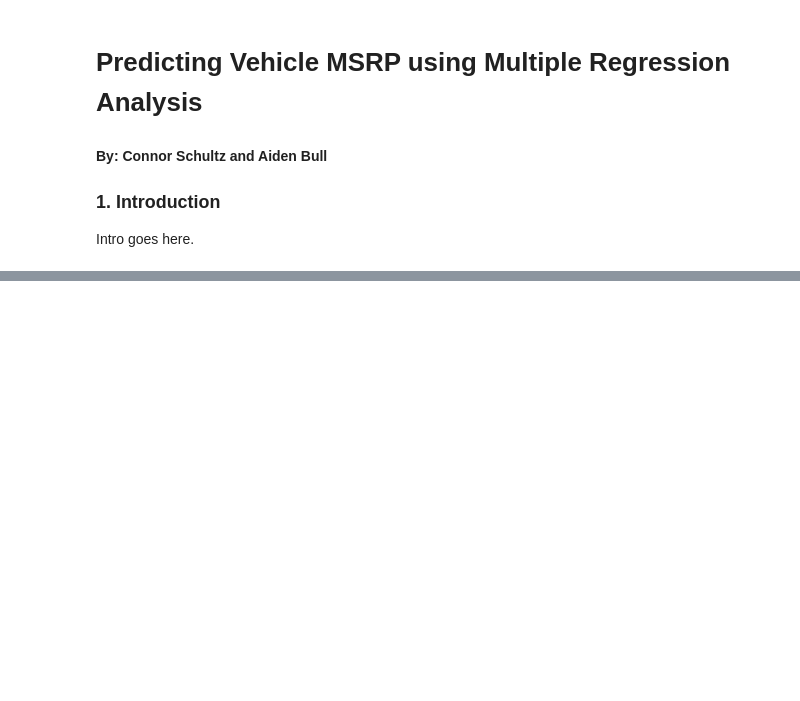
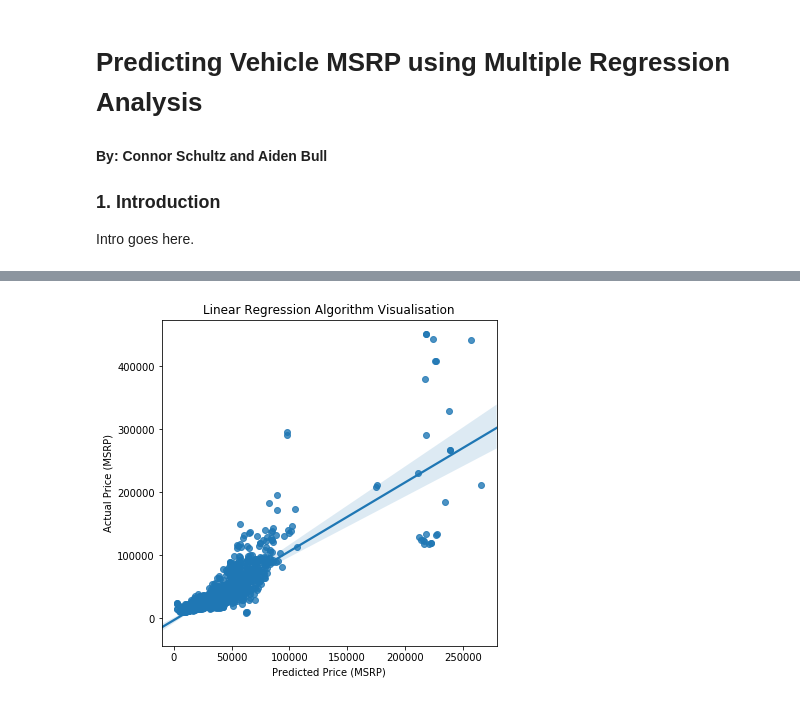
Before and after one commit to kingschultz21/seng474_project, a Jupyter notebook: report.ipynb, the cells around one changed output, grey strips where cells are left out. Saved outputs shown, nothing was run; the diff lists cells and outputs as text; code cells hidden in the pictures; blank space fills up the shorter version.

```diff
--- a/report.ipynb
+++ b/report.ipynb
@@ -44,12 +43,10 @@ ridge = Ridge().fit(X_train, y_train)
 # %%
-# Prediction
-errors = []
+#Model Fitting
+lin = LinearRegression().fit(X_train, y_train)
+#Prediction
+lin_errors = []
 for i in range(0, X_test.shape[0]):
-    #x_i = lin.predict([X_test.iloc[i, :]])
-    #x_i = ridge.predict([X_test.iloc[i, :]])
-    #x_i = svr.predict([X_test.iloc[i, :]])
-    x_i = lasso.predict([X_test.iloc[i, :]])
-
+    x_i = lin.predict([X_test.iloc[i, :]])
     y_i = y_test.iloc[i]
     e = abs(x_i - y_i) / y_i
-    errors.append(e)
+    lin_errors.append(e)
@@ -101,0 +109,11 @@ plt.title('MSRP Histogram');
+# %%
+model = lin
+
+plt.figure(figsize= (6, 6))
+plt.title('Linear Regression Algorithm Visualisation')
+sns.regplot(model.predict(X_test), y_test)
+plt.xlabel("Predicted Price (MSRP)")
+plt.ylabel("Actual Price (MSRP)")
+plt.show()
+# %% [output]
+[figure, added]
```
Also changed, not shown: parts of 18 cells of this notebook, 4 other files.
